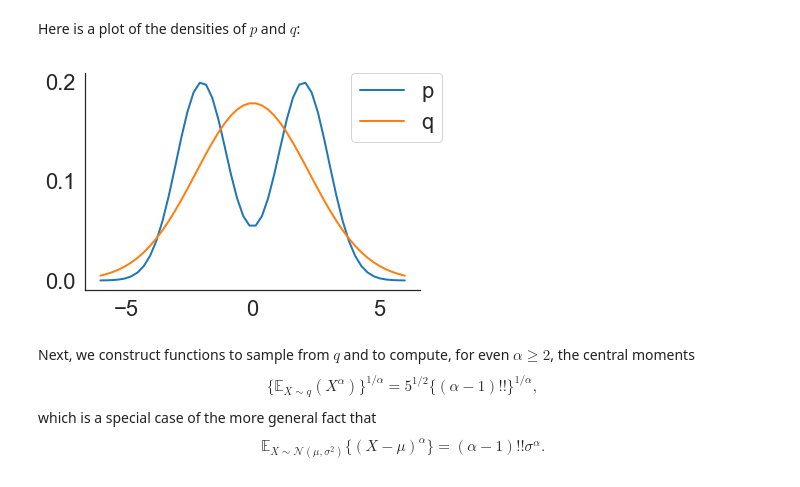
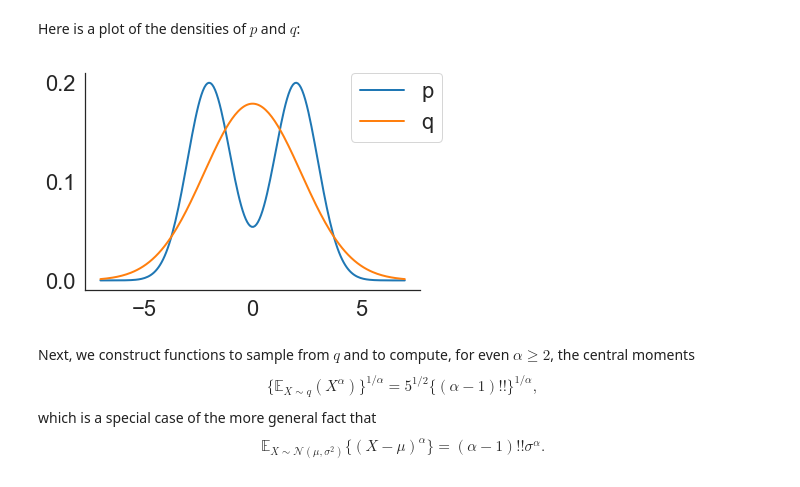
Before and after one commit to jhuggins/viabel, a Jupyter notebook: notebooks/normal-mixture-example.ipynb, the cells around one changed output. Drawn from its saved outputs; the diff is of its cells as text; code cells hidden in the pictures.

```diff
--- a/notebooks/normal-mixture-example.ipynb
+++ b/notebooks/normal-mixture-example.ipynb
@@ -27,14 +27,14 @@ Here is a plot of the densities of $p$ and $q$:
 # %%
 sns.set_style('white')
 sns.set_context('notebook', font_scale=2, rc={'lines.linewidth': 2})
-locs = np.linspace(-6,6)
+locs = np.linspace(-7, 7, 200)
 plt.plot(locs, np.exp(log_p(locs)), label='p')
 plt.plot(locs, np.exp(log_q(locs)), label='q')
 plt.legend(bbox_to_anchor=(1.1, 1.05))
 sns.despine()
 plt.show()
 # %% [output]
-[figure, old version]
+[figure, new version]
 # %% [markdown]
 Next, we construct functions to sample from $q$ and to compute, for even $\alpha \ge 2$, the central moments
 $$\{\mathbb E_{X \sim q}(X^\alpha)\}^{1/\alpha} = 5^{1/2} \{(\alpha-1)!!\}^{1/\alpha},$$
```
Also changed, not shown: parts of 3 cells of this notebook, 2 other files.
